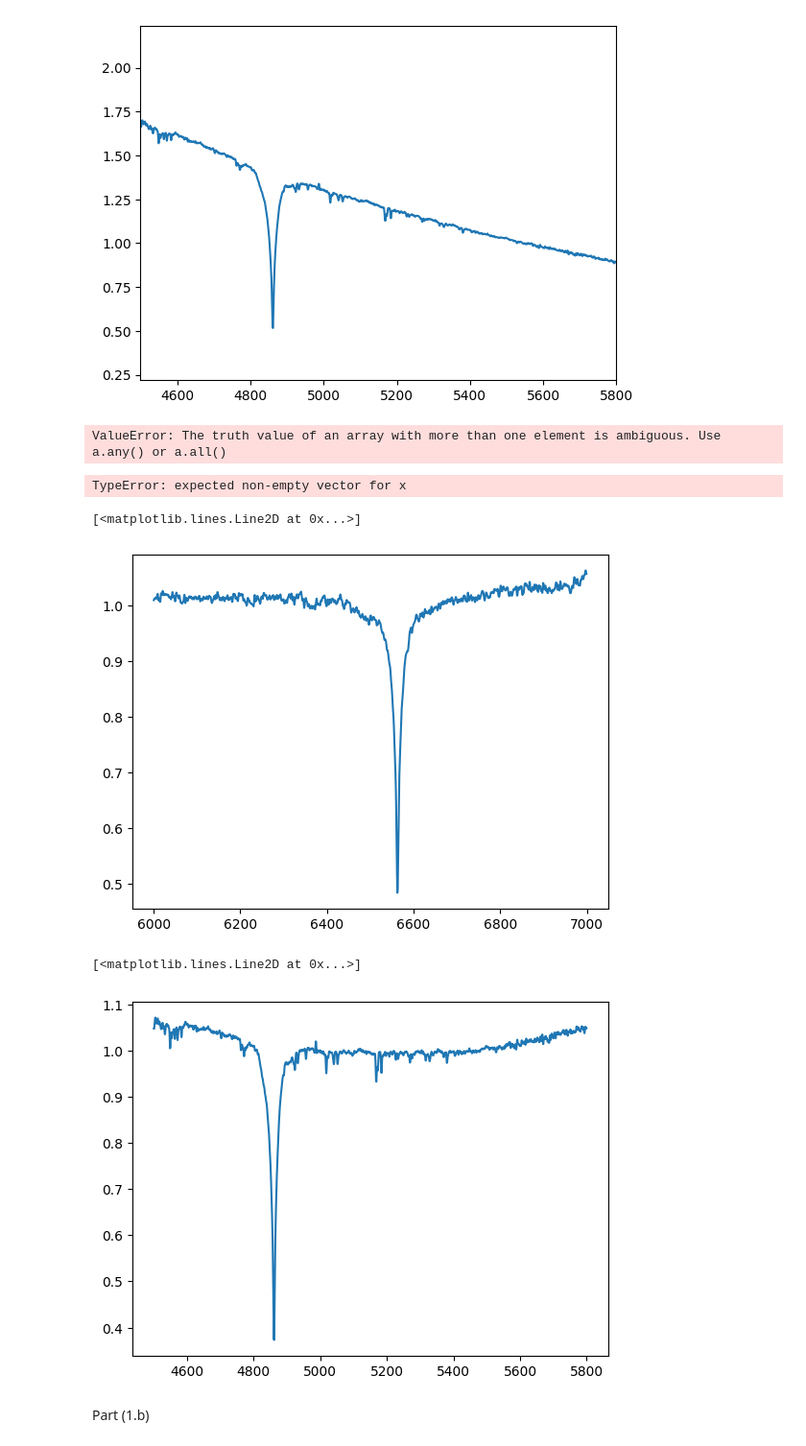
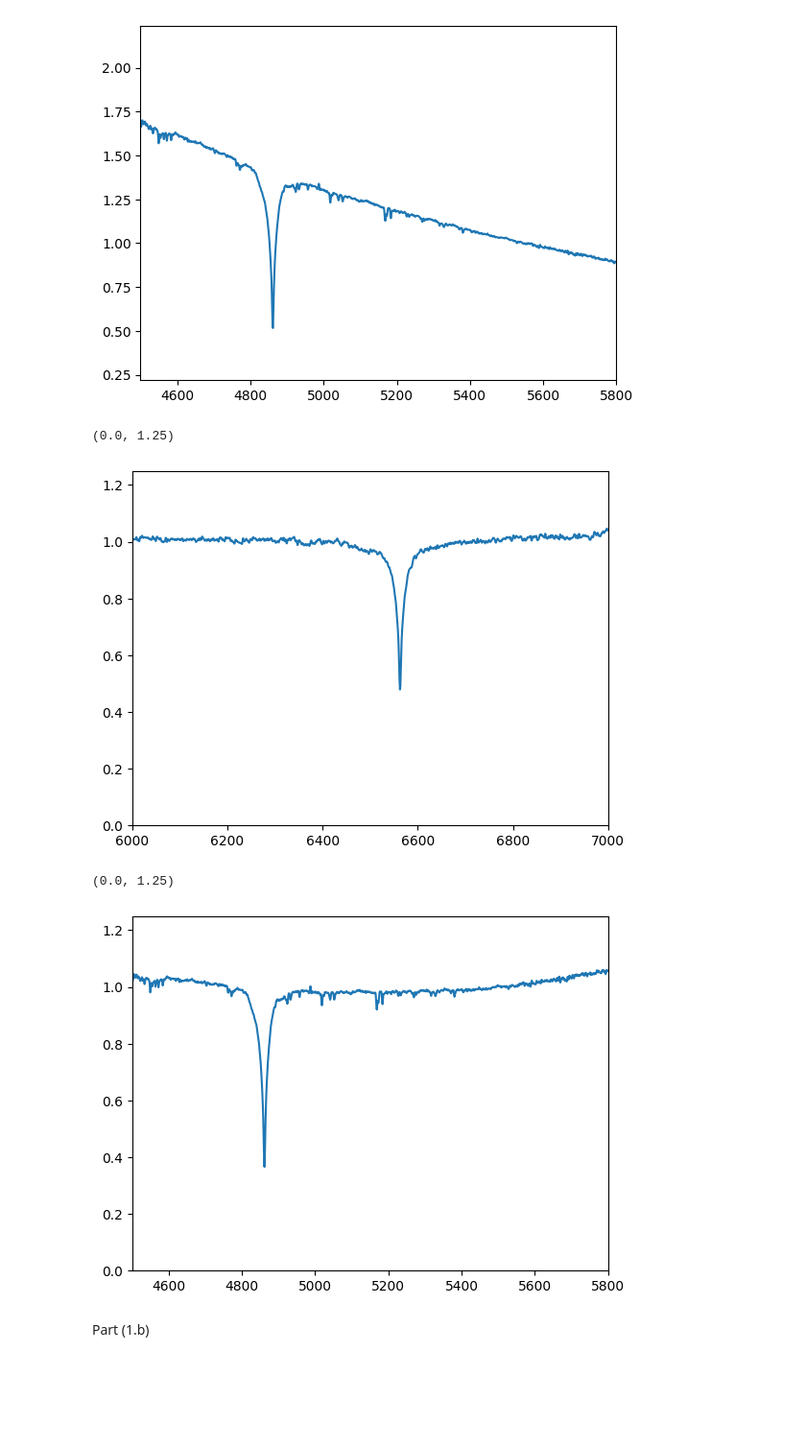
Before and after one commit to AtomLikeInPhysics/Stellar-Astrophysics, a Jupyter notebook: Homework 3 Assignment/Homework 3 Code.ipynb, the cells around one changed output. Shown at 96% size. Drawn from its saved outputs; the diff is of its cells as text; code cells hidden in the pictures; blank space fills up the shorter version.

```diff
--- a/Homework 3 Assignment/Homework 3 Code.ipynb
+++ b/Homework 3 Assignment/Homework 3 Code.ipynb
@@ -15,35 +16,40 @@ plt.xlim(6000,7000)
 (6000.0, 7000.0)
 [figure]
 # %%
-star1 = np.genfromtxt('star1.txt',names = True)
-plt.plot(star1['Wavelength'], star1['Flux'])
+plt.plot(star1['Wavelength'], star1['Flux'])    #Same as previous cell just with limits of x focusing on Hbeta
 plt.xlim(4500,5800)
 # %% [output]
 (4500.0, 5800.0)
 [figure]
-# %%
-Ha_Mask = ()
-print(star1['Wavelength'][Ha_Mask])
-Hb_Mask = ((star1['Wavelength'] > 4500) & (star1['Wavelength'] < 5800))
-print(star1['Wavelength'][Hb_Mask])
-# %% [output]
-ValueError: The truth value of an array with more than one element is ambiguous. Use a.any() or a.all()
+# %%
+Ha_Mask = ((star1['Wavelength'] > 6540) & (star1['Wavelength'] < 6580))                    #Mask only including the absorption feature Ha
+Ha_Mask = ~Ha_Mask                                                                         #Inverting the mask to include all but the absorption Ha
+mask2_a = ((star1['Wavelength'][Ha_Mask] > 6000) & (star1['Wavelength'][Ha_Mask] < 7000))  #Masking all spectra except for the continuum just around the absorption Ha
+# print(star1['Wavelength'][Ha_Mask][mask2_a])
+
+
+Hb_Mask = ((star1['Wavelength'] > 4800) & (star1['Wavelength'] < 4900))                    #Same thing here but for Hbeta
+Hb_Mask = ~Hb_Mask
+mask2_b = ((star1['Wavelength'][Hb_Mask] > 4500) & (star1['Wavelength'][Hb_Mask] < 5800))
+# print(star1['Wavelength'][Hb_Mask][mask2_b])
 # %%
-Ha_fit = np.polyfit(star1['Wavelength'][Ha_Mask],star1['Flux'][Ha_Mask],1)
-Hb_fit = np.polyfit(star1['Wavelength'][Hb_Mask],star1['Flux'][Hb_Mask],1)
-print(Ha_fit)
-print(Hb_fit)
+Ha_fit = np.polyfit(star1['Wavelength'][Ha_Mask][mask2_a],star1['Flux'][Ha_Mask][mask2_a],1)    #Making a 1d poly fit of the continuum for Ha and Hbeta
+Hb_fit = np.polyfit(star1['Wavelength'][Hb_Mask][mask2_b],star1['Flux'][Hb_Mask][mask2_b],1)
+# print(Ha_fit)
+# print(Hb_fit)
-# %% [output]
-TypeError: expected non-empty vector for x
 # %%
-plt.plot(star1['Wavelength'][Ha_Mask],star1['Flux'][Ha_Mask] / (Ha_fit[0] * star1['Wavelength'][Ha_Mask] + Ha_fit[1]))
+plt.plot(star1['Wavelength'], star1['Flux'] / (Ha_fit[0] * star1['Wavelength'] + Ha_fit[1]))    #normalizing the spectra around Ha by dividing out the fitted continuum.
+plt.xlim(6000,7000)
+plt.ylim(0,1.25)
 # %% [output]
-[<matplotlib.lines.Line2D at 0x...>]
+(0.0, 1.25)
-[figure, old version]
+[figure, new version]
 # %%
-plt.plot(star1['Wavelength'][Hb_Mask],star1['Flux'][Hb_Mask] / (Hb_fit[0] * star1['Wavelength'][Hb_Mask] + Hb_fit[1]))
+plt.plot(star1['Wavelength'], star1['Flux'] / (Hb_fit[0] * star1['Wavelength'] + Hb_fit[1]))    #normalizing the spectra around Ha by dividing out the fitted continuum.
+plt.xlim(4500,5800)
+plt.ylim(0,1.25)
 # %% [output]
-[<matplotlib.lines.Line2D at 0x...>]
+(0.0, 1.25)
-[figure, old version]
+[figure, new version]
 # %% [markdown]
 Part (1.b)
```
Also changed, not shown: parts of 13 cells of this notebook, 9 other files.
